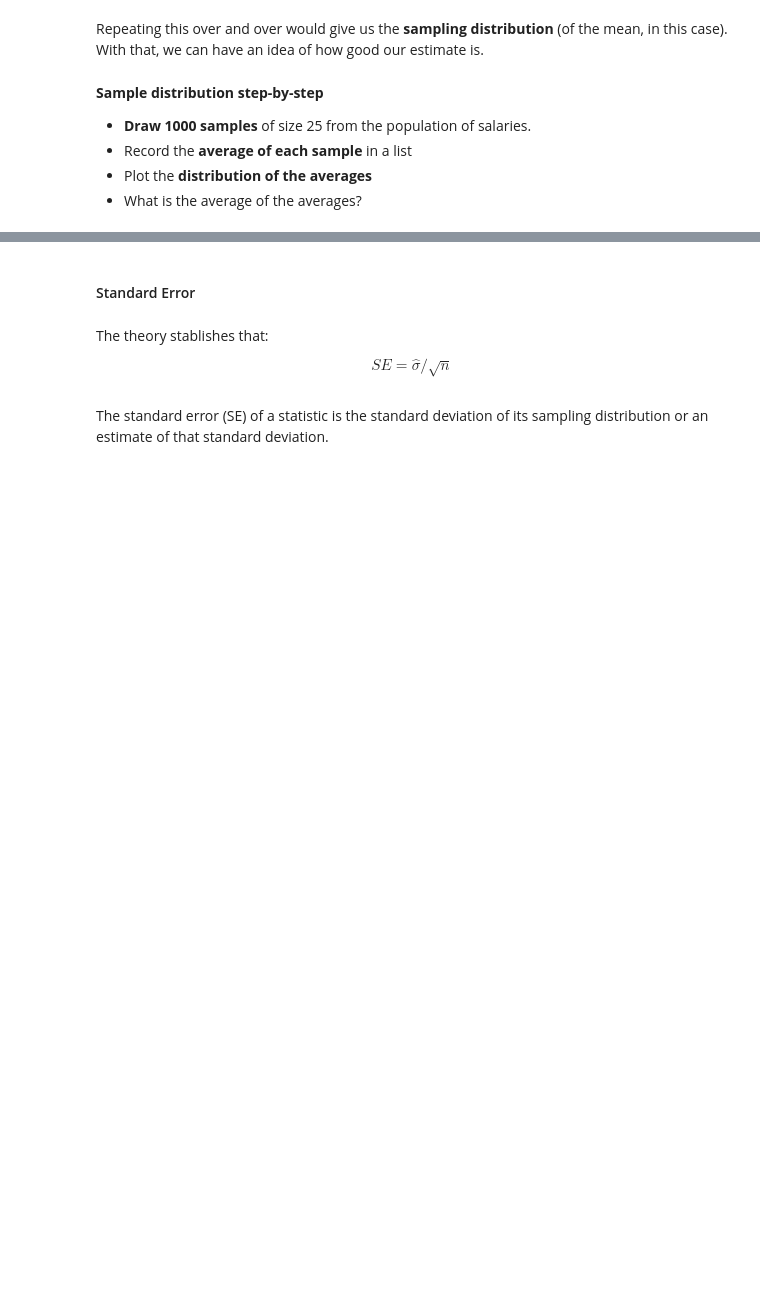
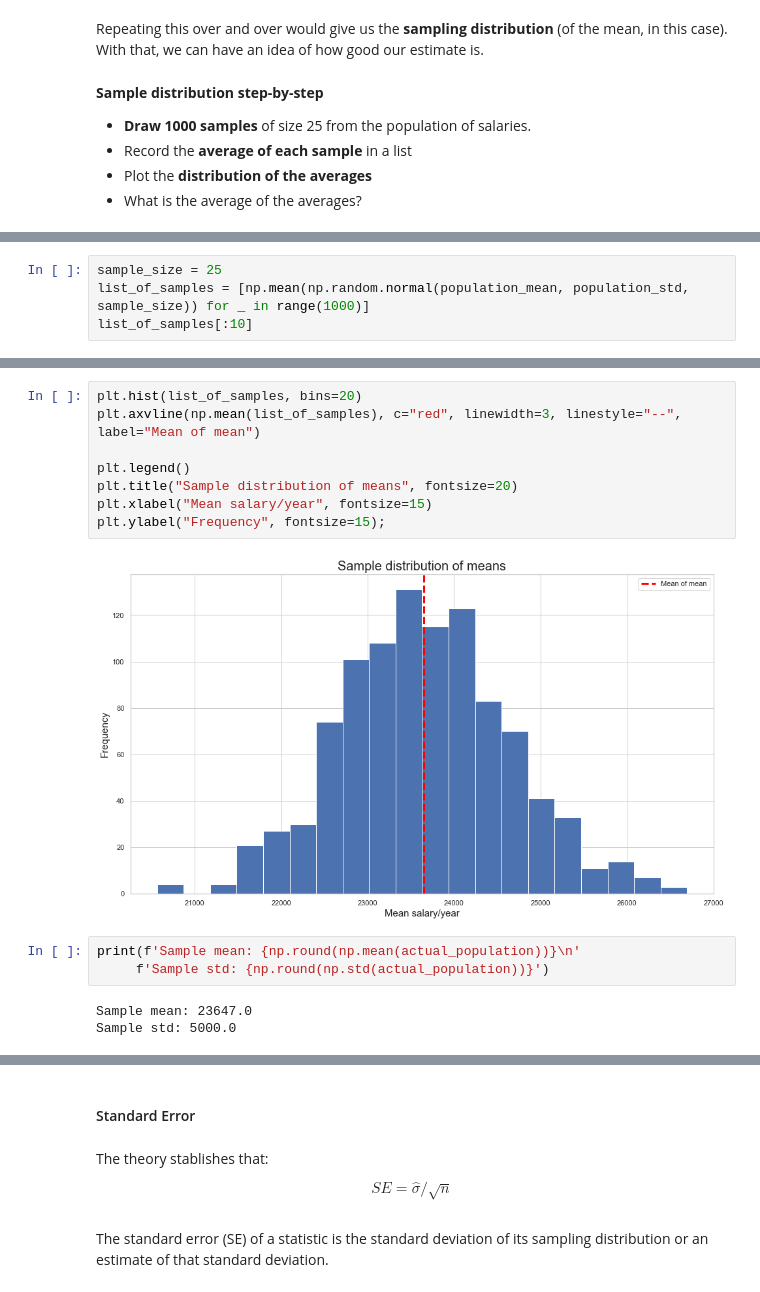
Before and after one commit to Ironhack-data-bcn-oct-2022/lectures, a Jupyter notebook: week-6/01-inference-&-hypothesis-testing-II.ipynb, the cells around one changed output, grey strips where cells are left out. Cells and saved outputs as stored; diff of their text form; blank space fills up the shorter version.

```diff
--- a/week-6/01-inference-&-hypothesis-testing-II.ipynb
+++ b/week-6/01-inference-&-hypothesis-testing-II.ipynb
@@ -44,0 +109,4 @@ Repeating this over and over would give us the **sampling distribution** (of the
+# %%
+sample_size = 25
+list_of_samples = [np.mean(np.random.normal(population_mean, population_std, sample_size)) for _ in range(1000)]
+list_of_samples[:10]
@@ -44,0 +137,16 @@ Repeating this over and over would give us the **sampling distribution** (of the
+# %%
+plt.hist(list_of_samples, bins=20)
+plt.axvline(np.mean(list_of_samples), c="red", linewidth=3, linestyle="--", label="Mean of mean")
+
+plt.legend()
+plt.title("Sample distribution of means", fontsize=20)
+plt.xlabel("Mean salary/year", fontsize=15)
+plt.ylabel("Frequency", fontsize=15);
+# %% [output]
+[figure, added]
+# %%
+print(f'Sample mean: {np.round(np.mean(actual_population))}\n'
+     f'Sample std: {np.round(np.std(actual_population))}')
+# %% [output]
+Sample mean: 23647.0
+Sample std: 5000.0
```
Also changed, not shown: parts of 81 cells of this notebook.
